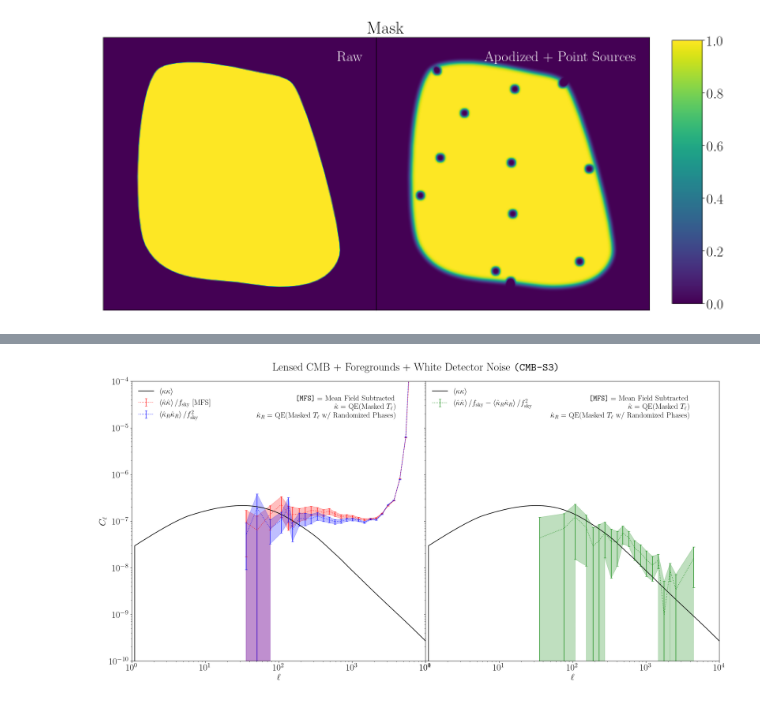
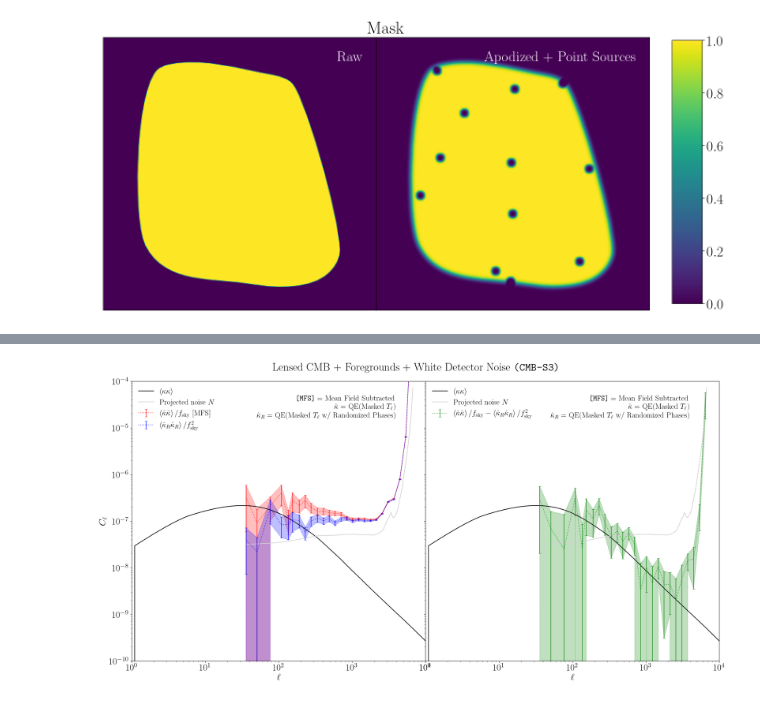
Before and after one commit to DelonShen/LensQuEst, a Jupyter notebook: dev/scratch_randomize_phase.ipynb, the cells around one changed output, grey strips where cells are left out. Cells and saved outputs as stored; diff of their text form; code cells hidden in the pictures.

```diff
--- a/dev/scratch_randomize_phase.ipynb
+++ b/dev/scratch_randomize_phase.ipynb
@@ -186,14 +186,14 @@ Cls = {}
 key='kk'
 Cls[key] = [0,0,0]
 Cls[key][0], Cls[key][1], Cls[key][2] = baseMap.powerSpectrum(dataFourier=kappa)
-Cls[key][1]/=c1
-Cls[key][2]/=c1
+# Cls[key][1]/=c1
+# Cls[key][2]/=c1
 
 key='kkR'
 Cls[key] = [0,0,0]
 Cls[key][0], Cls[key][1], Cls[key][2] = baseMap.powerSpectrum(dataFourier=kappa_R)
-Cls[key][1]/=c2
-Cls[key][2]/=c2
+# Cls[key][1]/=c2
+# Cls[key][2]/=c2
 # %%
 fig, axs = plt.subplots(ncols=2, figsize=(25,12))
 fig.subplots_adjust(wspace=0, hspace=0)
@@ -208,7 +208,7 @@ labels = {
 }
 
 
-theory=[p2d_cmblens.fPinterp]#, fNqCmb_fft]
+theory=[p2d_cmblens.fPinterp, fNqCmb_fft]
 theory_l=[r'$\big<\kappa\kappa\big>$', r'Projected noise $N$']
 theory_s=['black', 'lightgrey']
 for f,l,sty in zip(theory, theory_l, theory_s):
@@ -255,31 +255,31 @@ tmp_data = {
 axs[1].fill_between(**tmp_data, color='g', alpha=.25)
 
 
 for ax in axs:
     ax.set_xlim(1, 1e4)
     ax.set_ylim(1e-10, 1e-4)
 
     ax.set_xscale('log')
     ax.set_yscale('log')
     ax.set_xlabel(r'$\ell$')
     s = r'\texttt{[MFS]} = Mean Field Subtracted'
     s += '\n'
     s += r'$\hat\kappa$ = QE(Masked $T_{\mathbf \ell}$)'
     s += '\n'
     s += r'$\hat\kappa_R$ = QE(Masked $T_{\mathbf \ell}$ w/ Randomized Phases)'
     ax.text(.9, .95,
         s=s,
         transform=ax.transAxes,
         horizontalalignment='right',
         verticalalignment='top',
        fontsize=18)
 
 
 
     l=ax.legend(frameon=False, loc='upper left')
 axs[1].set_yticklabels([])
 
 fig.suptitle(r'Lensed CMB + Foregrounds + White Detector Noise \texttt{(CMB-S3)}', y=0.93)
 plt.savefig('figures/randomized_phases.pdf', bbox_inches='tight')
 # %% [output]
-[figure, old version]
+[figure, new version]
```
Also changed, not shown: parts of 2 cells of this notebook, 21 other files.
